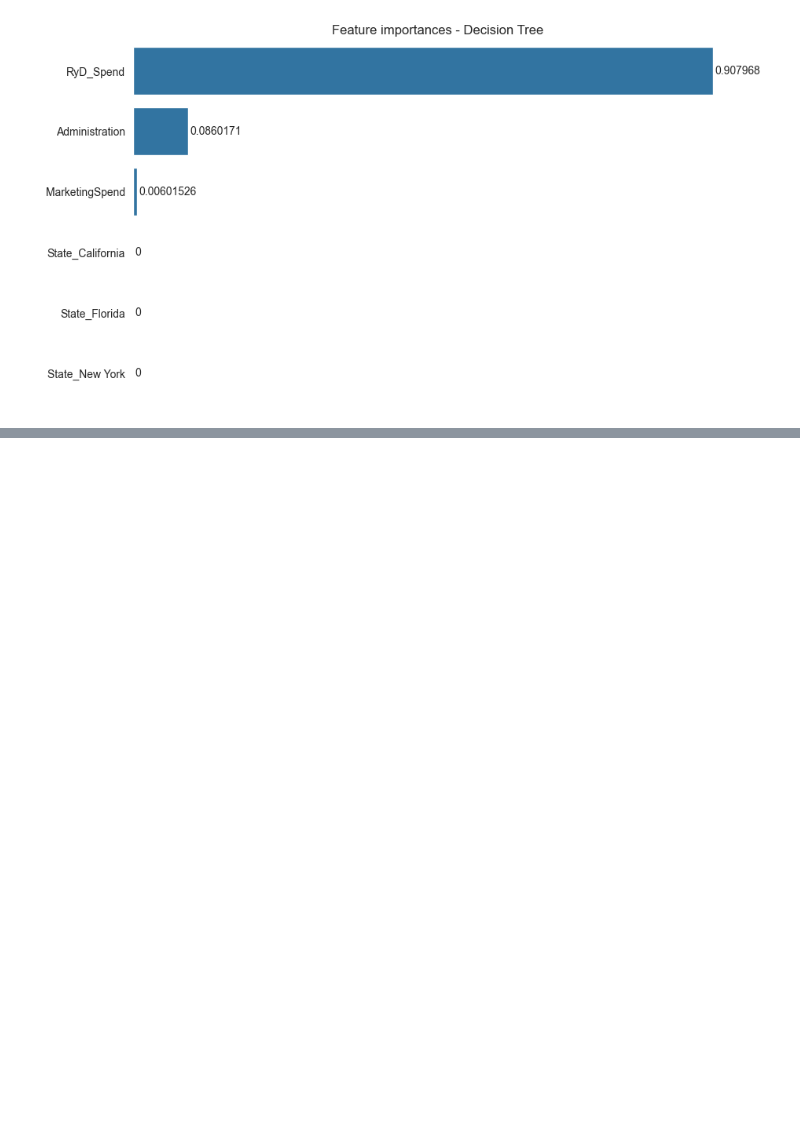
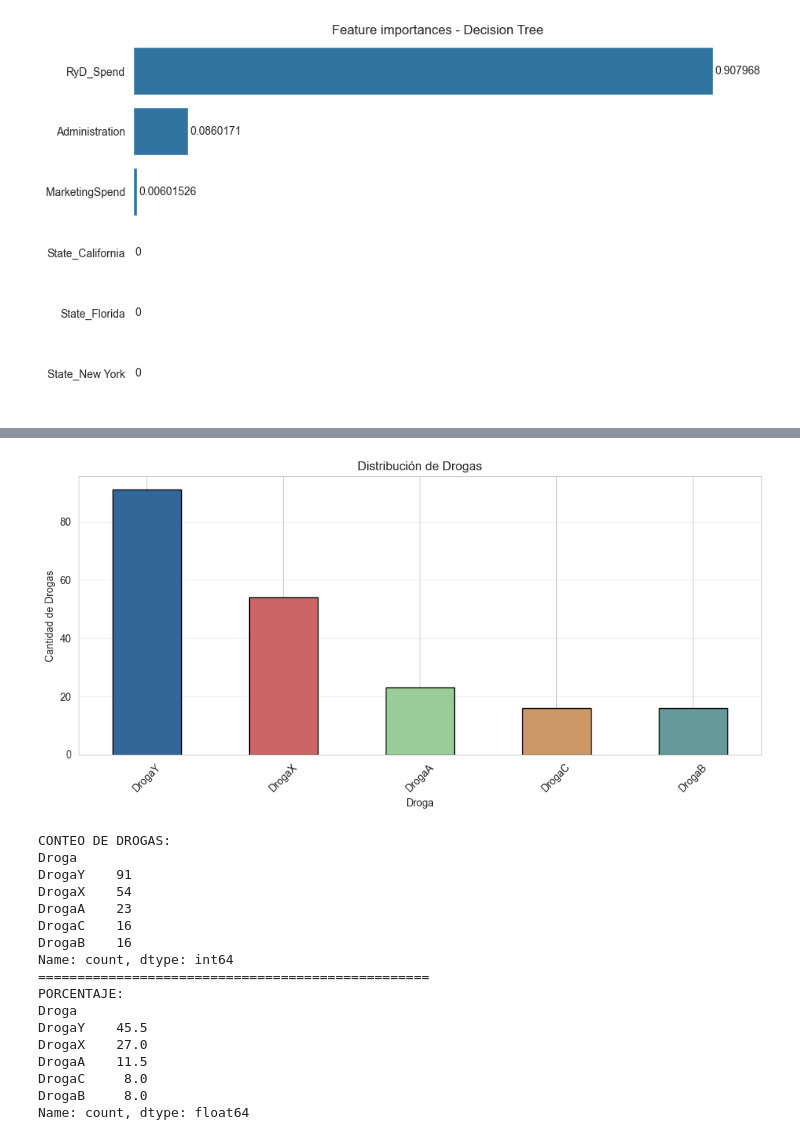
Before and after one commit to Fabrote/Classification-and-Regression-Trees, a Jupyter notebook: MD-TP2_TAPIA-PALACIO.ipynb, the cells around one changed output, grey strips where cells are left out. Saved outputs shown, nothing was run; the diff lists cells and outputs as text; code cells hidden in the pictures; blank space fills up the shorter version.

```diff
--- a/MD-TP2_TAPIA-PALACIO.ipynb
+++ b/MD-TP2_TAPIA-PALACIO.ipynb
@@ -624,0 +757,42 @@ for value in g.containers:
+# %%
+# Distribución de la variable objetivo
+conteo_drogas = datos_drogas['Droga'].value_counts()
+
+paleta = ['#336699', '#CC6666', '#99CC99', '#CC9966', '#669999']
+
+plt.figure(figsize=(10, 5))
+conteo_drogas.plot(kind='bar', color=paleta, edgecolor='black')
+plt.xlabel('Droga')
+plt.ylabel('Cantidad de Drogas')
+plt.title('Distribución de Drogas')
+plt.xticks(rotation=45)
+plt.grid(True, alpha=0.3, axis='y')
+plt.tight_layout()
+plt.show()
+
+
+# Conteo de drogas + porcentaje
+conteo_drogas = datos_drogas['Droga'].value_counts()
+pct_drogas = conteo_drogas / conteo_drogas.sum() * 100
+print(f"CONTEO DE DROGAS:\n{conteo_drogas}")
+print("=" * 50)
+print(f"PORCENTAJE:\n{pct_drogas}")
+# %% [output]
+[figure, added]
+CONTEO DE DROGAS:
+Droga
+DrogaY    91
+DrogaX    54
+DrogaA    23
+DrogaC    16
+DrogaB    16
+Name: count, dtype: int64
+==================================================
+PORCENTAJE:
+Droga
+DrogaY    45.5
+DrogaX    27.0
+DrogaA    11.5
+DrogaC     8.0
+DrogaB     8.0
+Name: count, dtype: float64
```
Also changed, not shown: parts of 11 cells of this notebook.
